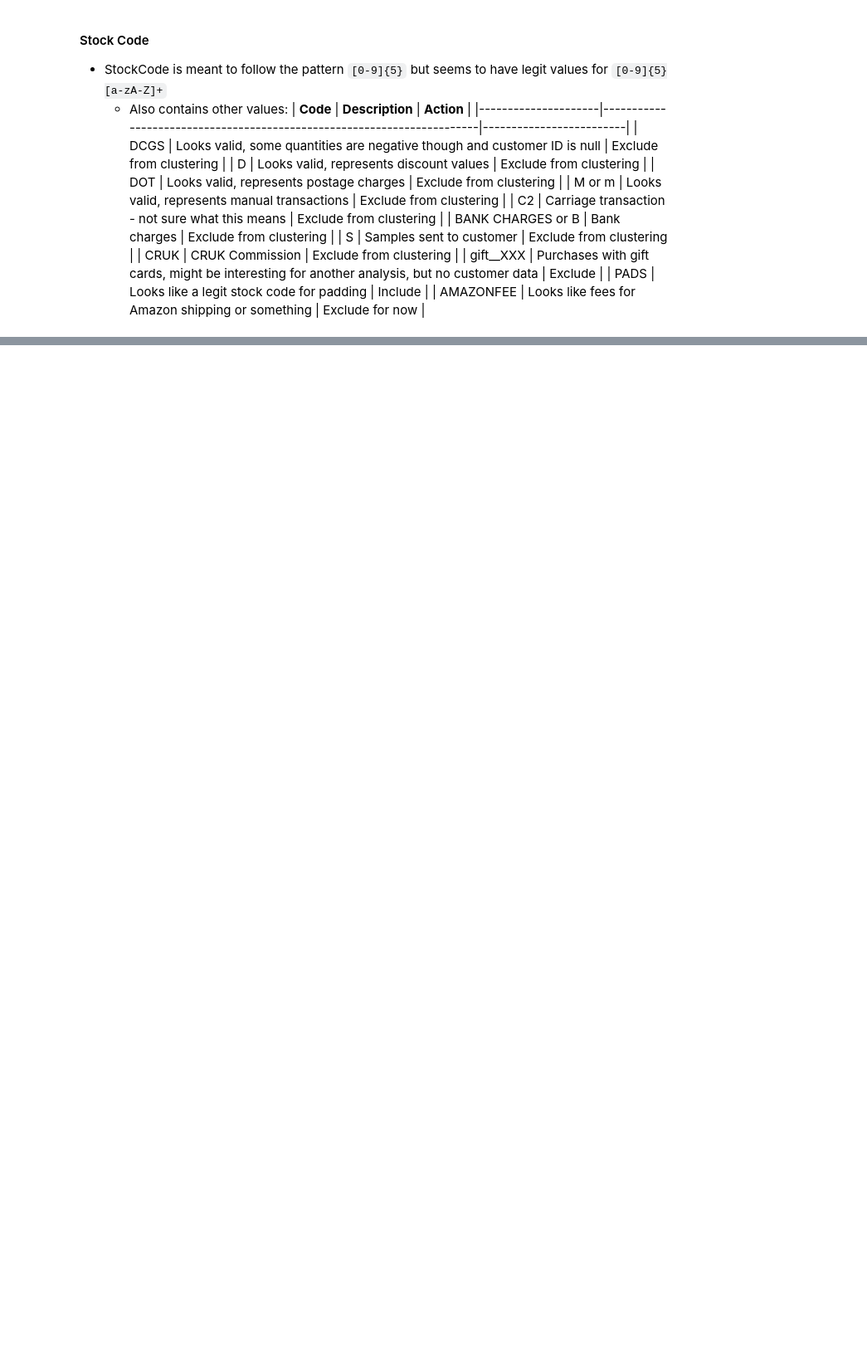
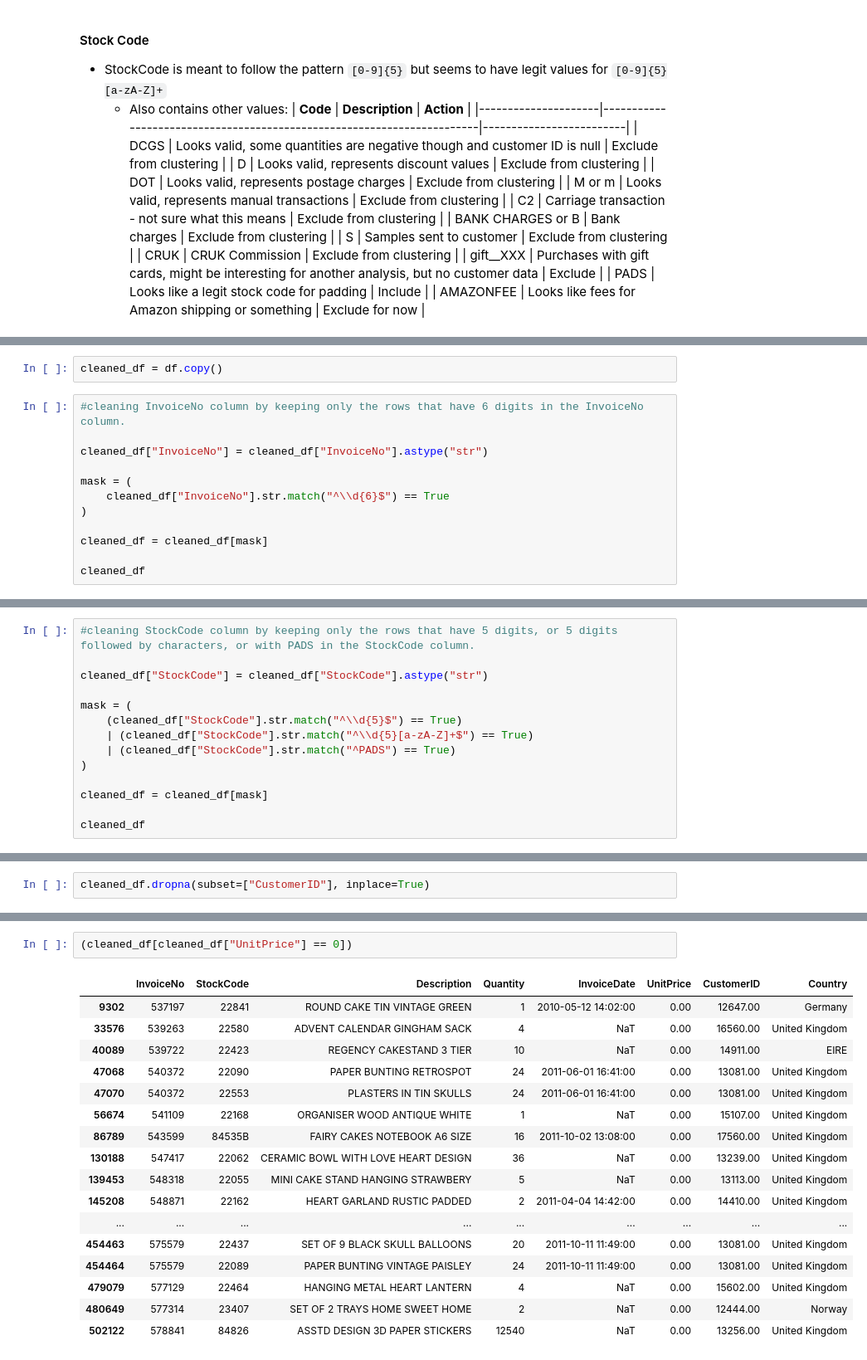
Before and after one commit to dhruvthumar/Project_CS4403-retail-mining, a Jupyter notebook: online-retail-data-clustering.ipynb, the cells around one changed output, grey strips where cells are left out. Shown at 83% size. Saved outputs shown, nothing was run; the diff lists cells and outputs as text; blank space fills up the shorter version.

Commit message:
starting Data Cleaning

```diff
--- a/online-retail-data-clustering.ipynb
+++ b/online-retail-data-clustering.ipynb
@@ -230,0 +233,14 @@ df[df["StockCode"].str.contains("^P")]
+# %%
+cleaned_df = df.copy()
+# %%
+#cleaning InvoiceNo column by keeping only the rows that have 6 digits in the InvoiceNo column.
+
+cleaned_df["InvoiceNo"] = cleaned_df["InvoiceNo"].astype("str")
+
+mask = (
+    cleaned_df["InvoiceNo"].str.match("^\\d{6}$") == True
+)
+
+cleaned_df = cleaned_df[mask]
+
+cleaned_df
@@ -230,0 +261,14 @@ df[df["StockCode"].str.contains("^P")]
+# %%
+#cleaning StockCode column by keeping only the rows that have 5 digits, or 5 digits followed by characters, or with PADS in the StockCode column.
+
+cleaned_df["StockCode"] = cleaned_df["StockCode"].astype("str")
+
+mask = (
+    (cleaned_df["StockCode"].str.match("^\\d{5}$") == True)
+    | (cleaned_df["StockCode"].str.match("^\\d{5}[a-zA-Z]+$") == True)
+    | (cleaned_df["StockCode"].str.match("^PADS") == True)
+)
+
+cleaned_df = cleaned_df[mask]
+
+cleaned_df
@@ -230,0 +303,2 @@ df[df["StockCode"].str.contains("^P")]
+# %%
+cleaned_df.dropna(subset=["CustomerID"], inplace=True)
@@ -230,0 +324,20 @@ df[df["StockCode"].str.contains("^P")]
+# %%
+(cleaned_df[cleaned_df["UnitPrice"] == 0])
+# %% [output]
+|  | InvoiceNo | StockCode | Description | Quantity | InvoiceDate | UnitPrice | CustomerID | Country |
+| 9302 | 537197 | 22841 | ROUND CAKE TIN VINTAGE GREEN | 1 | 2010-05-12 14:02:00 | 0.00 | 12647.00 | Germany |
+| 33576 | 539263 | 22580 | ADVENT CALENDAR GINGHAM SACK | 4 | NaT | 0.00 | 16560.00 | United Kingdom |
+| 40089 | 539722 | 22423 | REGENCY CAKESTAND 3 TIER | 10 | NaT | 0.00 | 14911.00 | EIRE |
+| 47068 | 540372 | 22090 | PAPER BUNTING RETROSPOT | 24 | 2011-06-01 16:41:00 | 0.00 | 13081.00 | United Kingdom |
+| 47070 | 540372 | 22553 | PLASTERS IN TIN SKULLS | 24 | 2011-06-01 16:41:00 | 0.00 | 13081.00 | United Kingdom |
+| 56674 | 541109 | 22168 | ORGANISER WOOD ANTIQUE WHITE | 1 | NaT | 0.00 | 15107.00 | United Kingdom |
+| 86789 | 543599 | 84535B | FAIRY CAKES NOTEBOOK A6 SIZE | 16 | 2011-10-02 13:08:00 | 0.00 | 17560.00 | United Kingdom |
+| 130188 | 547417 | 22062 | CERAMIC BOWL WITH LOVE HEART DESIGN | 36 | NaT | 0.00 | 13239.00 | United Kingdom |
+| 139453 | 548318 | 22055 | MINI CAKE STAND HANGING STRAWBERY | 5 | NaT | 0.00 | 13113.00 | United Kingdom |
+| 145208 | 548871 | 22162 | HEART GARLAND RUSTIC PADDED | 2 | 2011-04-04 14:42:00 | 0.00 | 14410.00 | United Kingdom |
+| ... | ... | ... | ... | ... | ... | ... | ... | ... |
+| 454463 | 575579 | 22437 | SET OF 9 BLACK SKULL BALLOONS | 20 | 2011-10-11 11:49:00 | 0.00 | 13081.00 | United Kingdom |
+| 454464 | 575579 | 22089 | PAPER BUNTING VINTAGE PAISLEY | 24 | 2011-10-11 11:49:00 | 0.00 | 13081.00 | United Kingdom |
+| 479079 | 577129 | 22464 | HANGING METAL HEART LANTERN | 4 | NaT | 0.00 | 15602.00 | United Kingdom |
+| 480649 | 577314 | 23407 | SET OF 2 TRAYS HOME SWEET HOME | 2 | NaT | 0.00 | 12444.00 | Norway |
+| 502122 | 578841 | 84826 | ASSTD DESIGN 3D PAPER STICKERS | 12540 | NaT | 0.00 | 13256.00 | United Kingdom |
```
Also changed, not shown: parts of 14 cells of this notebook.
